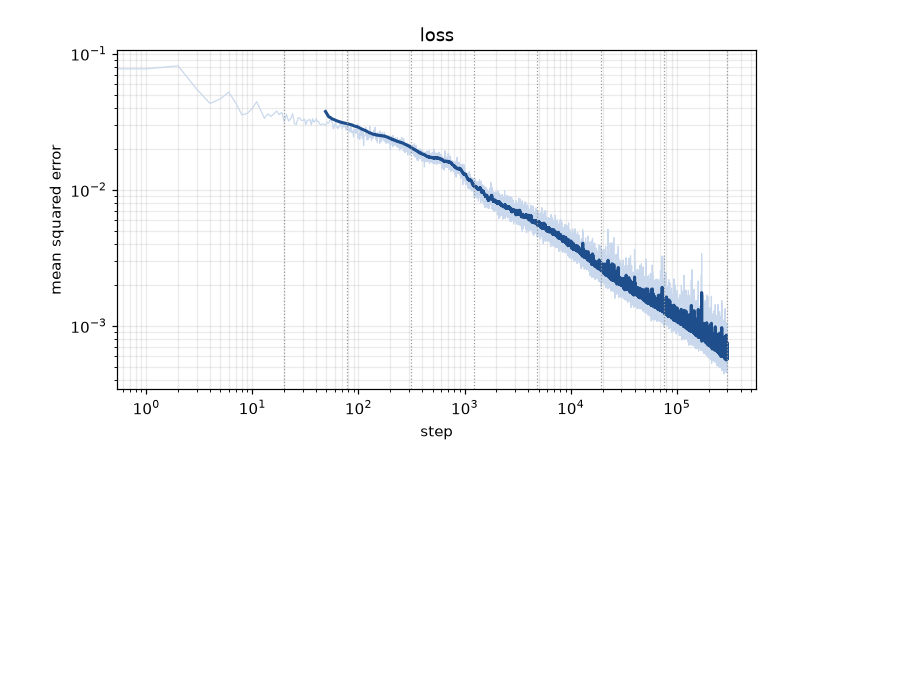
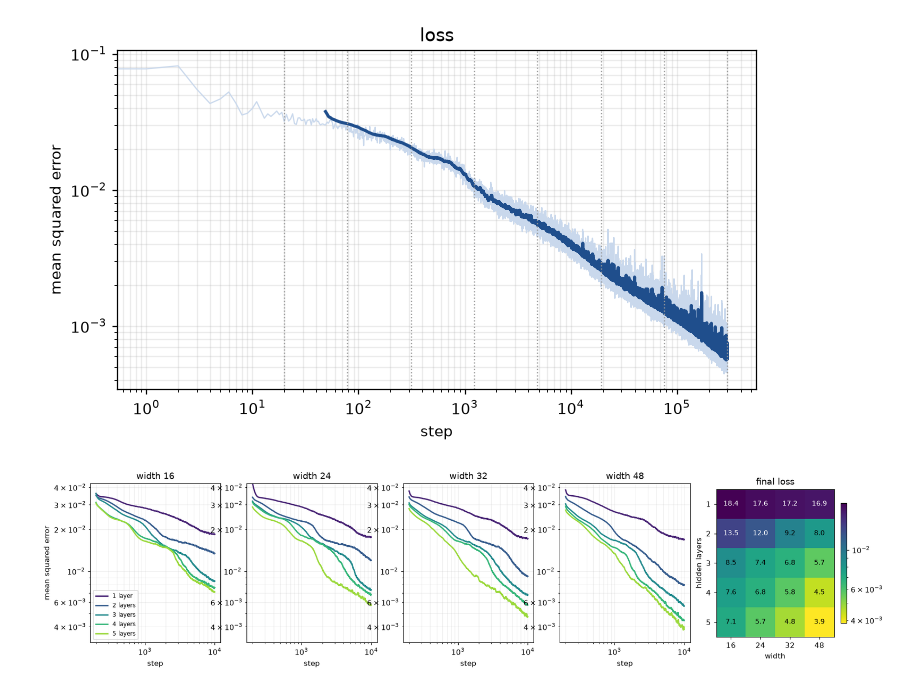
Before and after one commit to John-Anthony-Heaney/graft, a Jupyter notebook: Book.ipynb, the cells around one changed output. Saved outputs shown, nothing was run; the diff lists cells and outputs as text; code cells hidden in the pictures; blank space fills up the shorter version.

Commit message:
notebook: architecture sweep chart
Co-Authored-By: Claude Opus 5 <noreply@anthropic.com>

```diff
--- a/Book.ipynb
+++ b/Book.ipynb
@@ -156,3 +156,8 @@ copy* cost 25× more steps than getting to recognisable in the first place.
 loss_chart()
 # %% [output]
 [figure]
+# %%
+runs = arch_sweep(steps=10_000)   # 20 shapes, none with more parameters than pixels
+show_sweep(runs)
+# %% [output]
+[figure, added]
```
